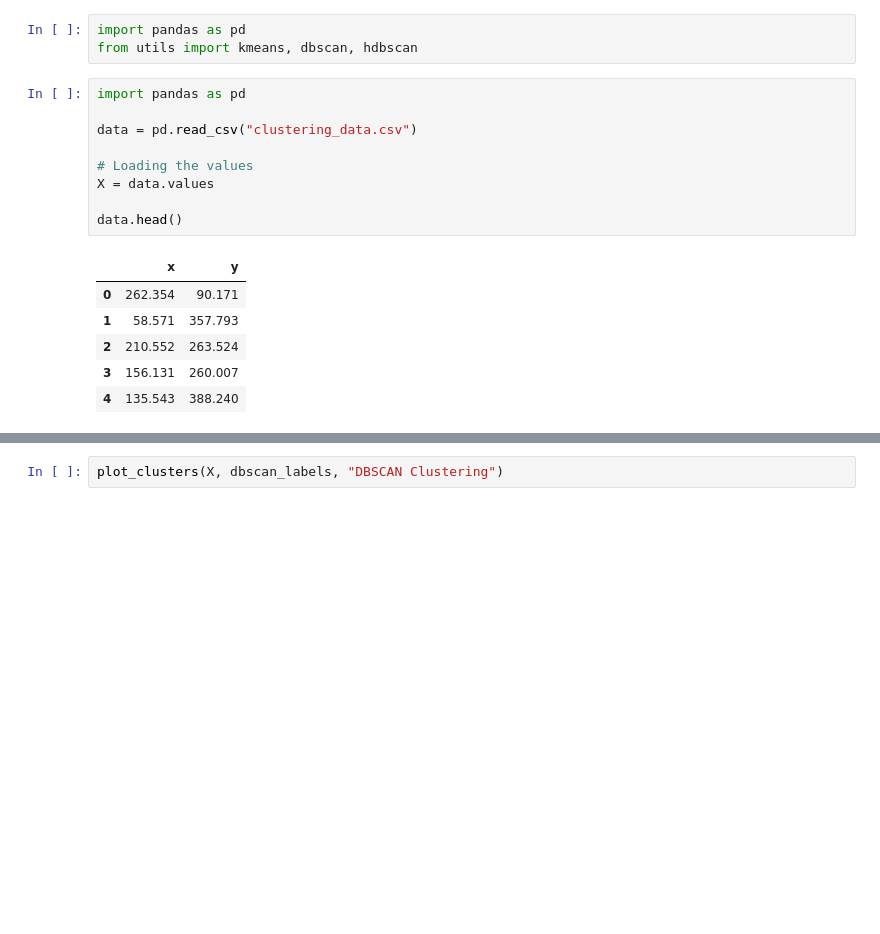
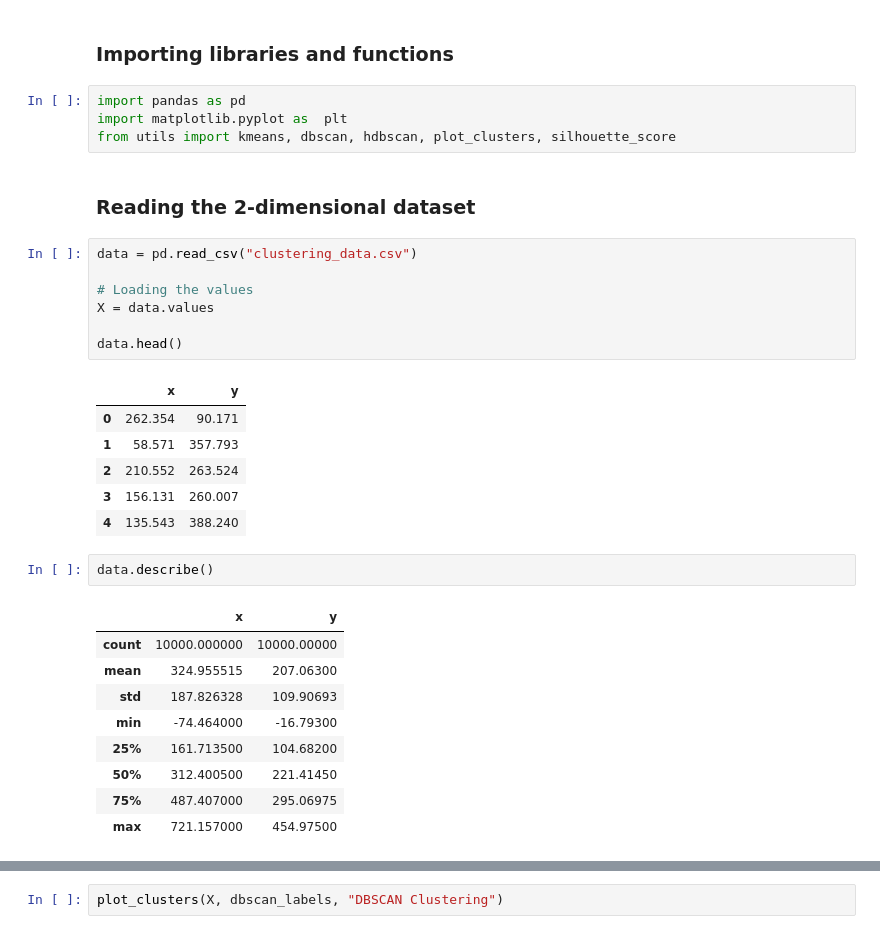
Before and after one commit to Leoul39/clustering-algorithms, a Jupyter notebook: plot.ipynb, the cells around one changed output, grey strips where cells are left out. Drawn from its saved outputs; the diff is of its cells as text; blank space fills up the shorter version.

```diff
--- a/plot.ipynb
+++ b/plot.ipynb
@@ -1,9 +5,12 @@
+# %% [markdown]
+### Importing libraries and functions
 # %%
 import pandas as pd
-from utils import kmeans, dbscan, hdbscan
+import matplotlib.pyplot as  plt
+from utils import kmeans, dbscan, hdbscan, plot_clusters, silhouette_score
+# %% [markdown]
+### Reading the 2-dimensional dataset
 # %%
-import pandas as pd
-
 data = pd.read_csv("clustering_data.csv")
 
 # Loading the values
@@ -17,3 +24,15 @@ data.head()
 | 2 | 210.552 | 263.524 |
 | 3 | 156.131 | 260.007 |
 | 4 | 135.543 | 388.240 |
+# %%
+data.describe()
+# %% [output]
+|  | x | y |
+| count | 10000.000000 | 10000.00000 |
+| mean | 324.955515 | 207.06300 |
+| std | 187.826328 | 109.90693 |
+| min | -74.464000 | -16.79300 |
+| 25% | 161.713500 | 104.68200 |
+| 50% | 312.400500 | 221.41450 |
+| 75% | 487.407000 | 295.06975 |
+| max | 721.157000 | 454.97500 |
```
Also changed, not shown: parts of 17 cells of this notebook, 1 other file.
